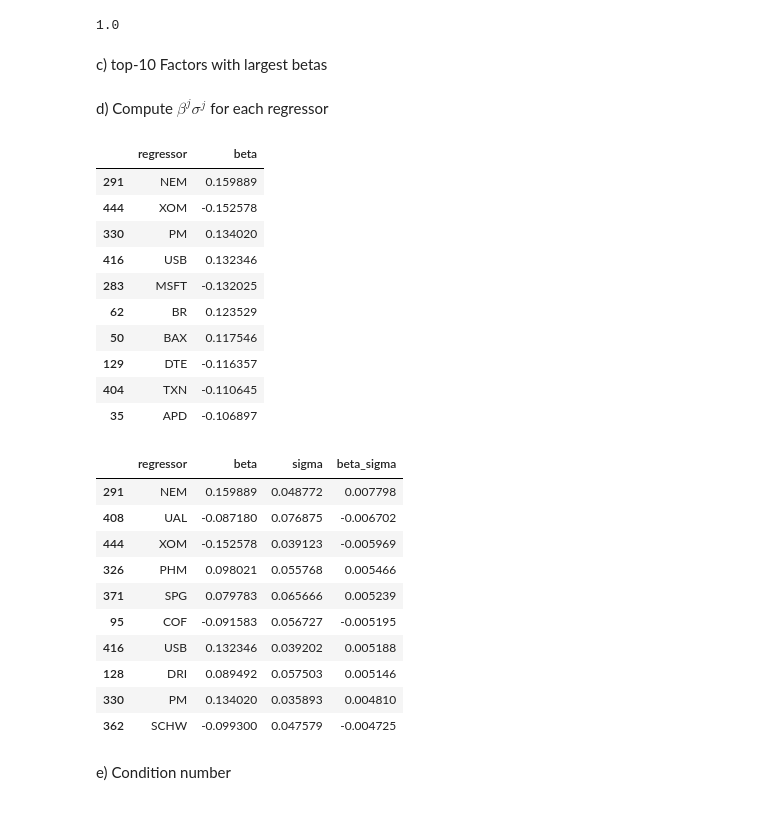
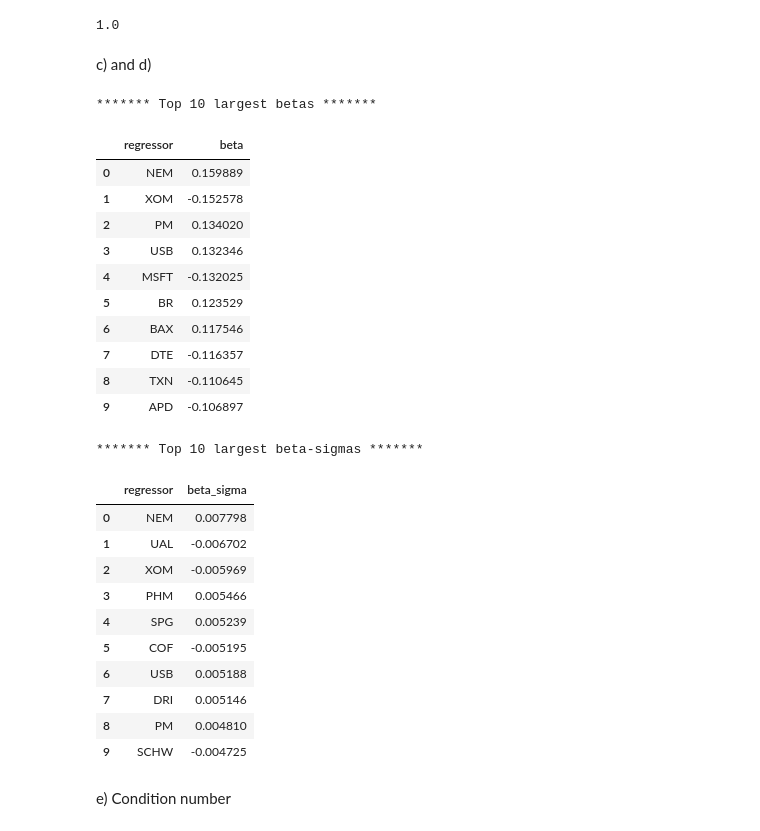
Before and after one commit to ebdaniel/drw-dataanalysis-2022, a Jupyter notebook: hw_3.ipynb, the cells around one changed output. Cells and saved outputs as stored; diff of their text form; code cells hidden in the pictures.

```diff
--- a/hw_3.ipynb
+++ b/hw_3.ipynb
@@ -10,6 +10,7 @@ import matplotlib.pyplot as plt
 from sklearn.linear_model import LinearRegression, Lasso, Ridge, RidgeCV, LassoCV
 
 pd.set_option('display.max_rows', 500)
+pd.set_option('display.max_columns', 500)
 # %%
 # read data
 rets_mkt = pd.read_excel('data/hw_3_3_data.xlsx', sheet_name='benchmark rets')
@@ -31,45 +53,47 @@ b) R-squared
 model_ols.score(X, y)
 # %% [output]
 1.0
-# %% [markdown]
-c) top-10 Factors with largest betas
-# %% [markdown]
-d) Compute $\beta^{j}\sigma^{j}$ for each regressor
-# %%
-def compute_beta_sigma(spx, results):
-    results['abs_beta'] = results.beta.abs()
-    for i, row in spx.T.iloc[1:].iterrows():
-        results.loc[results.regressor==i, 'sigma'] = row.std()
-    results['beta_sigma'] = results['beta']*results['sigma']
-    results['abs_beta_sigma'] = results.beta_sigma.abs()
-    return results
+# %% [markdown]
+c) and d)
+# %%
+def compute_beta_sigma(spx, results):
+    results['beta_sigma'] = spx.drop(columns='date').std().values * results.beta.values
+    results['abs_beta_sigma'] = results.beta_sigma.abs()
+    results['abs_beta'] = results.beta.abs()
+    return results
 # %%
 results_ols = compute_beta_sigma(rets_spx, results_ols)
-display(results_ols.sort_values('abs_beta', ascending=False).head(10)[['regressor', 'beta']])
-display(results_ols.sort_values('abs_beta_sigma', ascending=False).head(10)[['regressor', 'beta', 'sigma', 'beta_sigma']])
+print("******* Top 10 largest betas *******")
+display(results_ols.sort_values('abs_beta', ascending=False).head(10)[['regressor', 'beta']].\
+    reset_index(drop=True))
+print("******* Top 10 largest beta-sigmas *******")
+display(results_ols.sort_values('abs_beta_sigma', ascending=False).head(10)[['regressor', 'beta_sigma']].\
+    reset_index(drop=True))
 # %% [output]
+******* Top 10 largest betas *******
 |  | regressor | beta |
-| 291 | NEM | 0.159889 |
-| 444 | XOM | -0.152578 |
-| 330 | PM | 0.134020 |
-| 416 | USB | 0.132346 |
-| 283 | MSFT | -0.132025 |
-| 62 | BR | 0.123529 |
-| 50 | BAX | 0.117546 |
-| 129 | DTE | -0.116357 |
-| 404 | TXN | -0.110645 |
-| 35 | APD | -0.106897 |
+| 0 | NEM | 0.159889 |
+| 1 | XOM | -0.152578 |
+| 2 | PM | 0.134020 |
+| 3 | USB | 0.132346 |
+| 4 | MSFT | -0.132025 |
+| 5 | BR | 0.123529 |
+| 6 | BAX | 0.117546 |
+| 7 | DTE | -0.116357 |
+| 8 | TXN | -0.110645 |
+| 9 | APD | -0.106897 |
+******* Top 10 largest beta-sigmas *******
-|  | regressor | beta | sigma | beta_sigma |
-| 291 | NEM | 0.159889 | 0.048772 | 0.007798 |
-| 408 | UAL | -0.087180 | 0.076875 | -0.006702 |
-| 444 | XOM | -0.152578 | 0.039123 | -0.005969 |
-| 326 | PHM | 0.098021 | 0.055768 | 0.005466 |
-| 371 | SPG | 0.079783 | 0.065666 | 0.005239 |
-| 95 | COF | -0.091583 | 0.056727 | -0.005195 |
-| 416 | USB | 0.132346 | 0.039202 | 0.005188 |
-| 128 | DRI | 0.089492 | 0.057503 | 0.005146 |
-| 330 | PM | 0.134020 | 0.035893 | 0.004810 |
-| 362 | SCHW | -0.099300 | 0.047579 | -0.004725 |
+|  | regressor | beta_sigma |
+| 0 | NEM | 0.007798 |
+| 1 | UAL | -0.006702 |
+| 2 | XOM | -0.005969 |
+| 3 | PHM | 0.005466 |
+| 4 | SPG | 0.005239 |
+| 5 | COF | -0.005195 |
+| 6 | USB | 0.005188 |
+| 7 | DRI | 0.005146 |
+| 8 | PM | 0.004810 |
+| 9 | SCHW | -0.004725 |
 # %% [markdown]
 e) Condition number
 # %%
```
Also changed, not shown: parts of 20 cells of this notebook, 2 other files.
